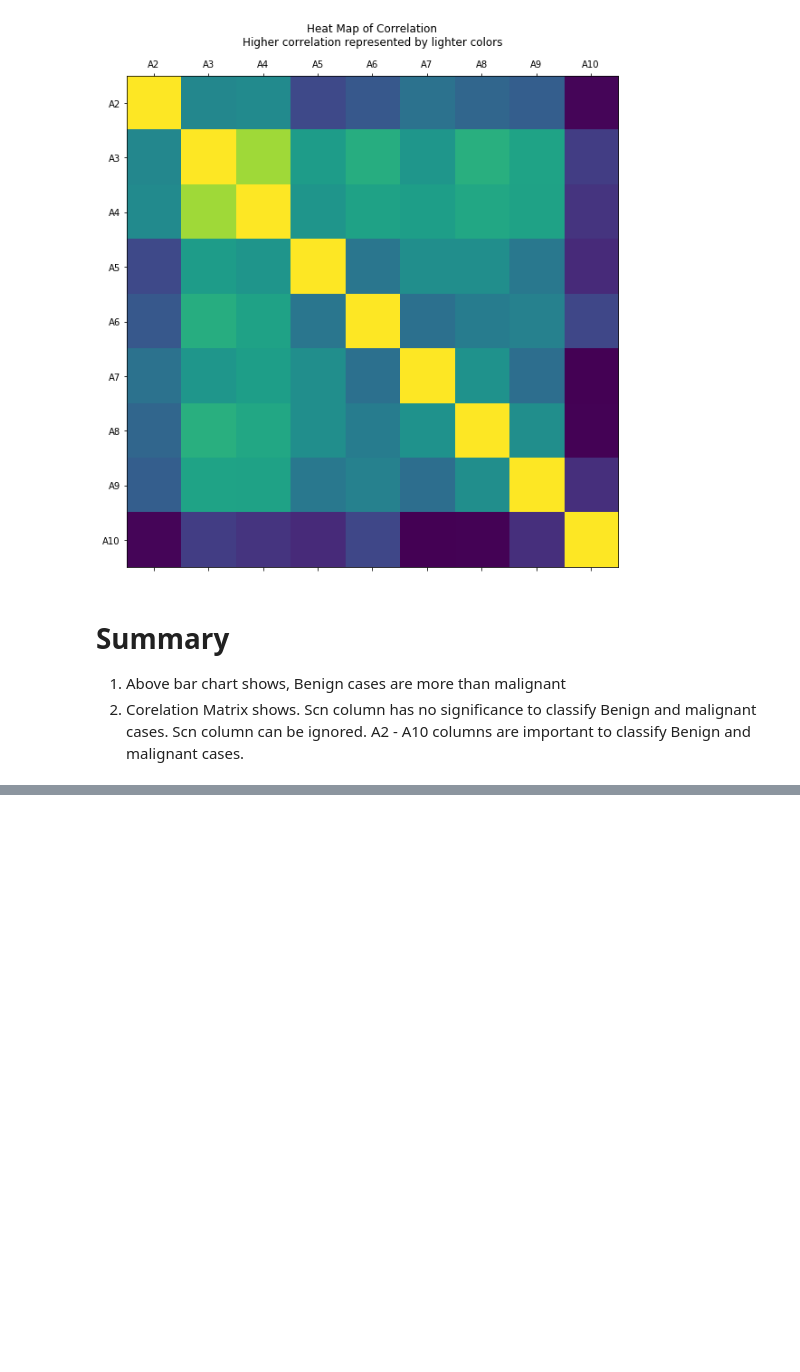
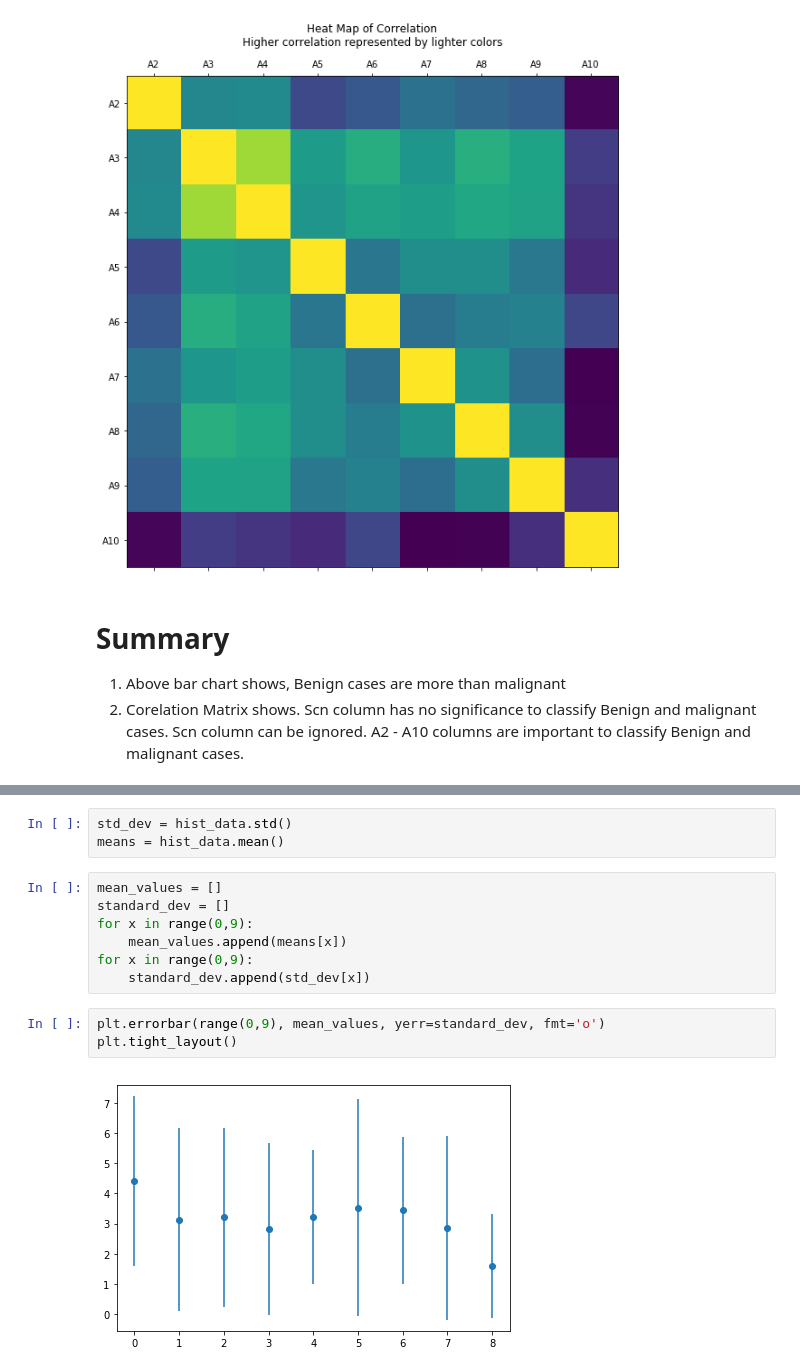
Before and after one commit to iamrajp/G10-PythonProject, a Jupyter notebook: code/Main.ipynb, the cells around one changed output, grey strips where cells are left out. Cells and saved outputs as stored; diff of their text form; blank space fills up the shorter version.

```diff
--- a/code/Main.ipynb
+++ b/code/Main.ipynb
@@ -178,0 +205,15 @@ plot_corr(data.loc[:,'A2':'A10'],size = 10)
+# %%
+std_dev = hist_data.std()
+means = hist_data.mean()
+# %%
+mean_values = []
+standard_dev = []
+for x in range(0,9):
+    mean_values.append(means[x])
+for x in range(0,9):
+    standard_dev.append(std_dev[x])
+# %%
+plt.errorbar(range(0,9), mean_values, yerr=standard_dev, fmt='o')
+plt.tight_layout()
+# %% [output]
+[figure, added]
```
Also changed, not shown: parts of 13 cells of this notebook.
